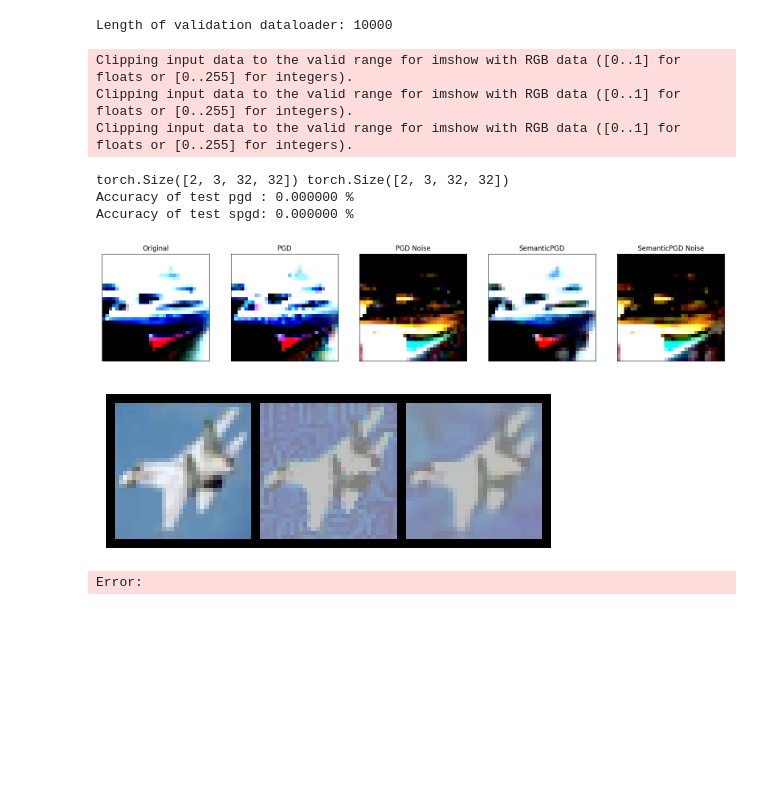
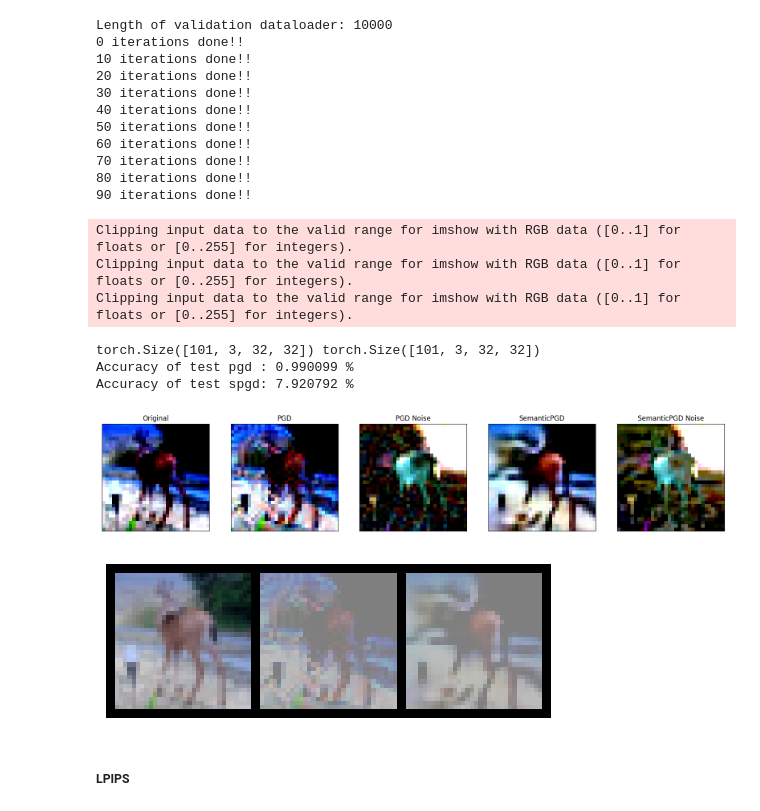
Before and after one commit to swainsubrat/SPAT, a Jupyter notebook: semantic_optimization_attack.ipynb, the cells around one changed output. Saved outputs shown, nothing was run; the diff lists cells and outputs as text; code cells hidden in the pictures; blank space fills up the shorter version.

Commit message:
cifar 10 experiments done

```diff
--- a/semantic_optimization_attack.ipynb
+++ b/semantic_optimization_attack.ipynb
@@ -190,38 +270,50 @@ for i, (images, labels) in enumerate(test_dataloader):
     # print(pgd_adv_images.shape, spgd_adv_images.shape)
     pgd.append(pgd_adv_images)
     spgd.append(spgd_adv_images)
 
     pgd_outputs = classifier_model(pgd_adv_images)
     spgd_outputs = classifier_model(spgd_adv_images)
 
     _, pgd_pre = torch.max(pgd_outputs.data, 1)
     _, spgd_pre = torch.max(spgd_outputs.data, 1)
 
     total += 1
     pgd_correct += (pgd_pre == labels).sum()
     spgd_correct += (spgd_pre == labels).sum()
-    if i == 1:
+    if i == 100:
         break
+    if i % 10 == 0:
+        print(f"{i} iterations done!!")
 
     # plt.imshow(torchvision.utils.make_grid(images.cpu().data, normalize=True), [normal_data.classes[i] for i in pre])
 
 pgd = torch.stack(pgd).reshape((-1, 3, 32, 32))
 spgd = torch.stack(spgd).reshape((-1, 3, 32, 32))
 print(pgd.shape, spgd.shape)
 
 print('Accuracy of test pgd : %f %%' % (100 * float(pgd_correct) / (total)))
 print('Accuracy of test spgd: %f %%' % (100 * float(spgd_correct) / (total)))
 
 plot_adversarial_images(images, pgd_adv_images, spgd_adv_images, reshape_size=(3, 32, 32))
 # %% [output]
 Length of validation dataloader: 10000
+0 iterations done!!
+10 iterations done!!
+20 iterations done!!
+30 iterations done!!
+40 iterations done!!
+50 iterations done!!
+60 iterations done!!
+70 iterations done!!
+80 iterations done!!
+90 iterations done!!
 Clipping input data to the valid range for imshow with RGB data ([0..1] for floats or [0..255] for integers).
 Clipping input data to the valid range for imshow with RGB data ([0..1] for floats or [0..255] for integers).
 Clipping input data to the valid range for imshow with RGB data ([0..1] for floats or [0..255] for integers).
-torch.Size([2, 3, 32, 32]) torch.Size([2, 3, 32, 32])
-Accuracy of test pgd : 0.000000 %
-Accuracy of test spgd: 0.000000 %
+torch.Size([101, 3, 32, 32]) torch.Size([101, 3, 32, 32])
+Accuracy of test pgd : 0.990099 %
+Accuracy of test spgd: 7.920792 %
-[figure, old version]
+[figure, new version]
 # %%
 import torchvision
 def plot_images(images):
@@ -239,5 +331,6 @@ spgd_adv_images = spgd_adv_images.cpu().detach()
 
 plot_images(torch.stack([images, pgd_adv_images, spgd_adv_images]))
 # %% [output]
-[figure, old version]
+[figure, new version]
-Error:
+# %% [markdown]
+##### LPIPS
```
Also changed, not shown: parts of 3 cells of this notebook, 26 other files.
